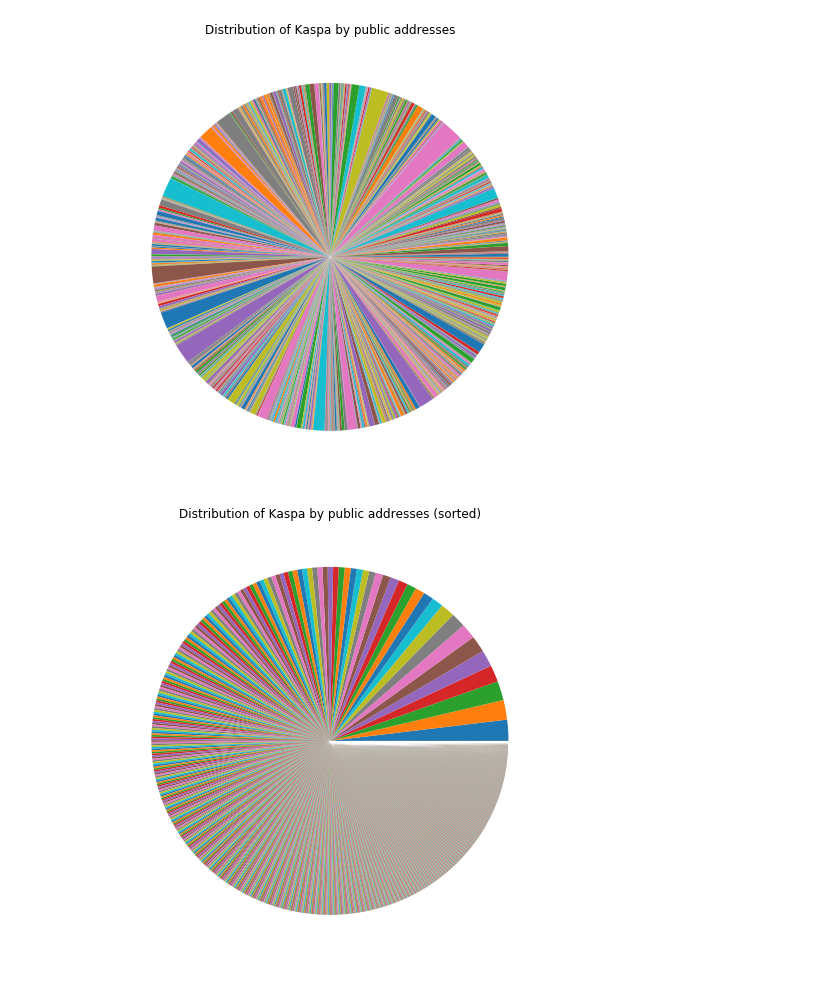
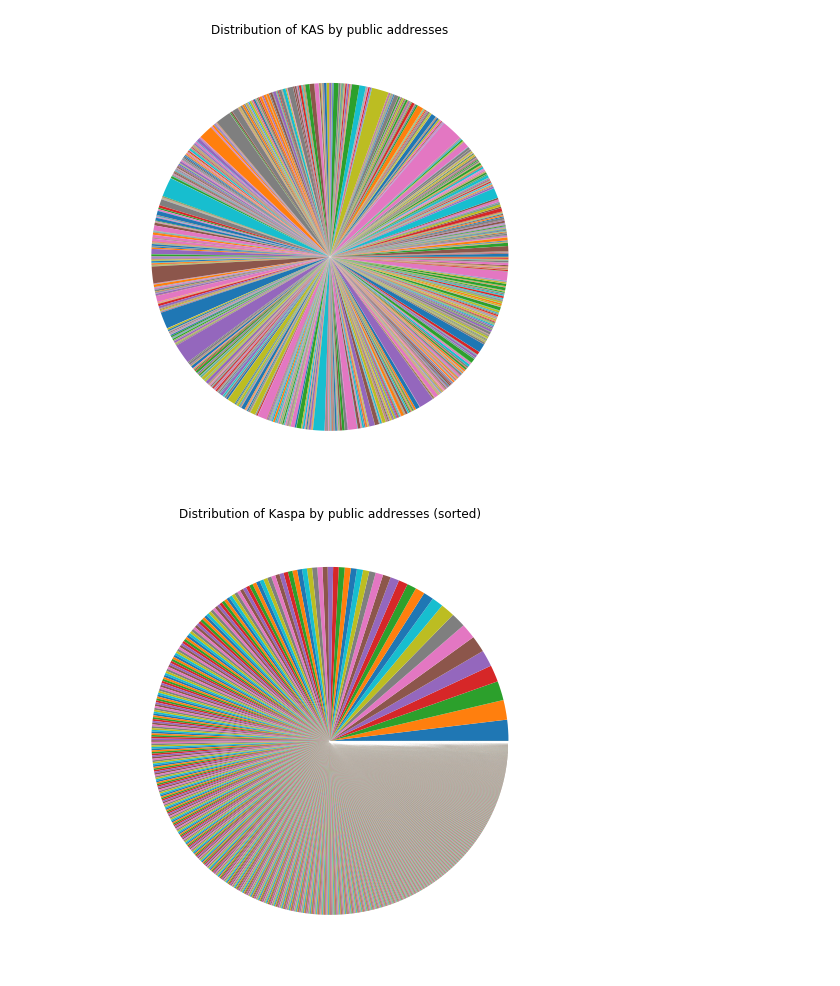
Before and after one commit to kaspagang/kaspad-py-explorer, a Jupyter notebook: src/explore_utxo_set.ipynb, the cells around one changed output. Drawn from its saved outputs; the diff is of its cells as text; code cells hidden in the pictures.

```diff
--- a/src/explore_utxo_set.ipynb
+++ b/src/explore_utxo_set.ipynb
@@ -22,10 +22,11 @@ df_amounts = df_grouped['amount'].sum()
 # %%
 plt.figure(figsize=(8, 8))
 plt.pie(df_amounts)
-plt.title('Distribution of Kaspa by public addresses')
+plt.title('Distribution of KAS by public addresses')
+plt.savefig(r'images\dist-all.png')
 plt.show()
 # %% [output]
-[figure, old version]
+[figure, new version]
 # %%
 plt.figure(figsize=(8, 8))
 plt.pie(df_amounts.sort_values(ascending=False))
```
Also changed, not shown: parts of 4 cells of this notebook.
